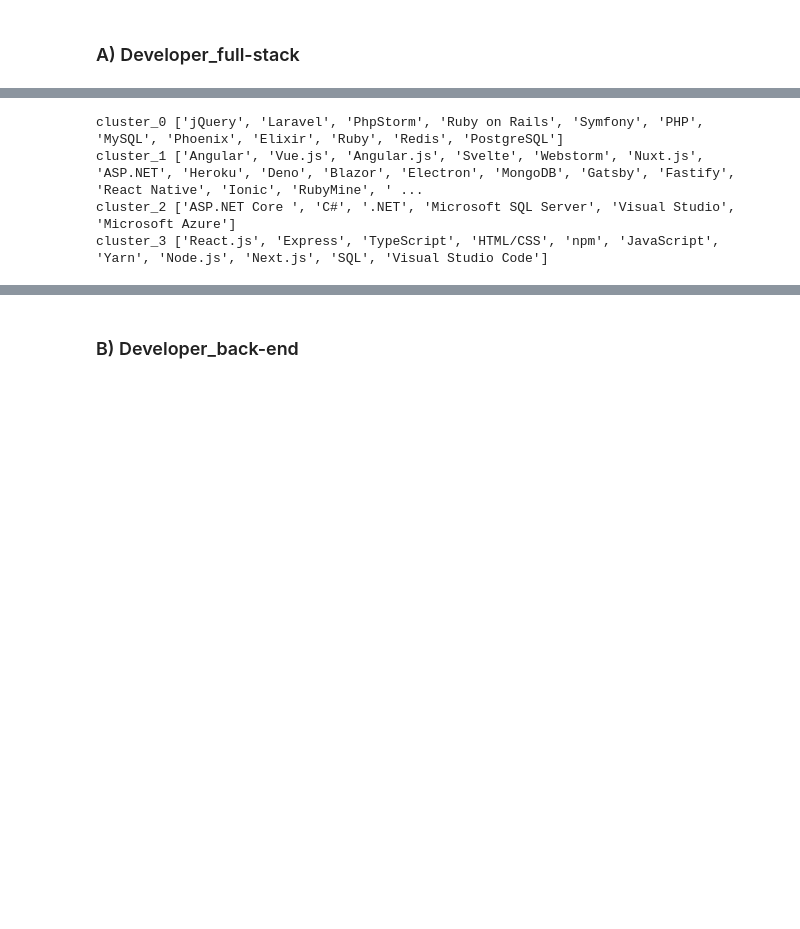
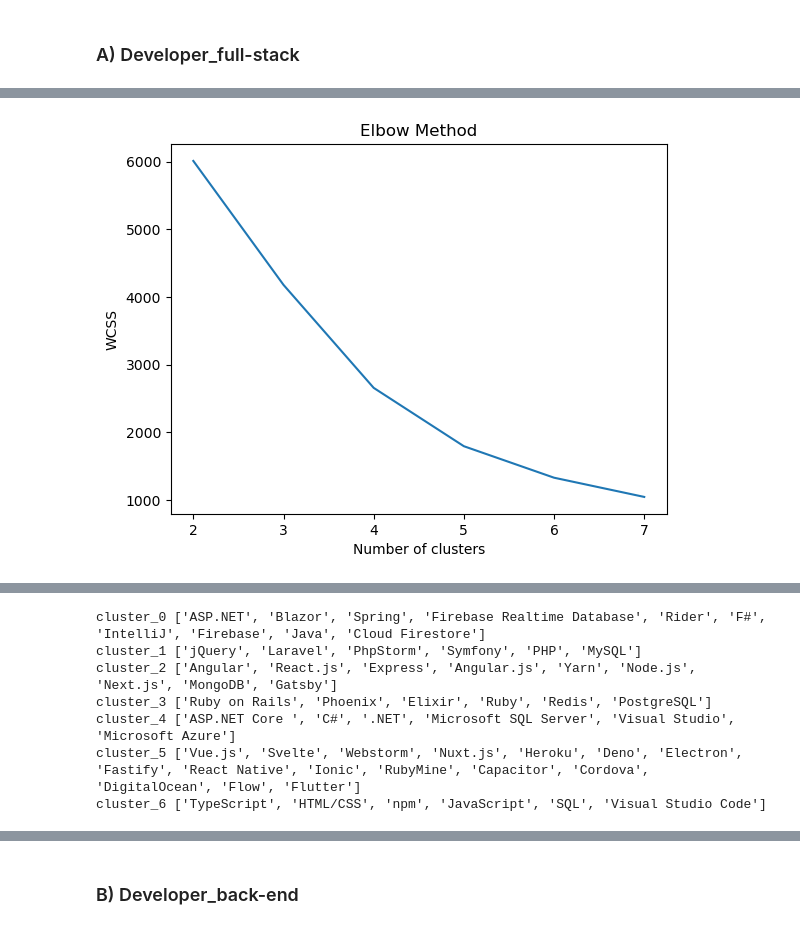
Before and after one commit to mahmoud-elgarnosy/Dev_skills_recommendations-anlytics, a Jupyter notebook: notebooks/6.0-data-preprocessing.ipynb, the cells around one changed output, grey strips where cells are left out. Saved outputs shown, nothing was run; the diff lists cells and outputs as text; code cells hidden in the pictures; blank space fills up the shorter version.

```diff
--- a/notebooks/6.0-data-preprocessing.ipynb
+++ b/notebooks/6.0-data-preprocessing.ipynb
@@ -27,18 +31,19 @@ def reduce_dimensions(df):
 # %%
 def evaluate_cluster_model(tsne_data, range_clusters=range(1,5), plot = True):
     scores = []
+    wcss = []
     for k in range_clusters:
-        model = AgglomerativeClustering(n_clusters=k)
+        kmeans = KMeans(n_clusters=k, init='k-means++', max_iter=300, n_init='auto', random_state=0)
+        labels = kmeans.fit_predict(tsne_data)
+        wcss.append(kmeans.inertia_)
 
-        # predict cluster labels for test data
-        labels = model.fit_predict(tsne_data)
 
         score = silhouette_score(tsne_data, labels)
         scores.append(score)
 
 
     best_k = np.argmax(scores) + range_clusters[0]
-    best_labels = AgglomerativeClustering(n_clusters=best_k).fit_predict(tsne_data)
+    best_labels = KMeans(n_clusters=best_k, init='k-means++', max_iter=300, n_init='auto', random_state=0).fit_predict(tsne_data)
     best_labels = np.array([f'cluster_{label}' for label in best_labels])
 
     if plot:
@@ -46,9 +51,16 @@ def evaluate_cluster_model(tsne_data, range_clusters=range(1,5), plot = True):
         fig = px.line(x= range_clusters, y = scores)
         fig.add_vline(best_k)
         fig.update_layout(height=450, width=900, title='Silhouette Score')
-
         fig.show()
 
+
+        # Plot the WCSS values
+        plt.plot(range_clusters, wcss)
+        plt.title('Elbow Method')
+        plt.xlabel('Number of clusters')
+        plt.ylabel('WCSS')
+        plt.show()
+
     return best_k, best_labels
 # %%
 def visualize_chosen_cluster_model(role_type, tsne_data, cluster_labels):
@@ -137,17 +149,21 @@ def choose_most_related_skills(role_type = 'Developer_full-stack', threshold:flo
 # %%
 full_stack_skills = choose_most_related_skills(split_roles[0])
 full_stack_tsne = reduce_dimensions(full_stack_skills)
-best_k, best_labels_full_stack = evaluate_cluster_model(full_stack_tsne, range_clusters=range(2,7), plot = True)
+best_k, best_labels_full_stack = evaluate_cluster_model(full_stack_tsne, range_clusters=range(2,8), plot = True)
 visualize_chosen_cluster_model(split_roles[0], full_stack_tsne, best_labels_full_stack)
 # %% [output]
 [interactive output not drawn]
+[figure, added]
 [interactive output not drawn]
 # %%
 for label in sorted(set(best_labels_full_stack)):
     print(label, list(full_stack_tsne[best_labels_full_stack==label].index))
 # %% [output]
-cluster_0 ['jQuery', 'Laravel', 'PhpStorm', 'Ruby on Rails', 'Symfony', 'PHP', 'MySQL', 'Phoenix', 'Elixir', 'Ruby', 'Redis', 'PostgreSQL']
-cluster_1 ['Angular', 'Vue.js', 'Angular.js', 'Svelte', 'Webstorm', 'Nuxt.js', 'ASP.NET', 'Heroku', 'Deno', 'Blazor', 'Electron', 'MongoDB', 'Gatsby', 'Fastify', 'React Native', 'Ionic', 'RubyMine', ' ...
-cluster_2 ['ASP.NET Core ', 'C#', '.NET', 'Microsoft SQL Server', 'Visual Studio', 'Microsoft Azure']
-cluster_3 ['React.js', 'Express', 'TypeScript', 'HTML/CSS', 'npm', 'JavaScript', 'Yarn', 'Node.js', 'Next.js', 'SQL', 'Visual Studio Code']
+cluster_0 ['ASP.NET', 'Blazor', 'Spring', 'Firebase Realtime Database', 'Rider', 'F#', 'IntelliJ', 'Firebase', 'Java', 'Cloud Firestore']
+cluster_1 ['jQuery', 'Laravel', 'PhpStorm', 'Symfony', 'PHP', 'MySQL']
+cluster_2 ['Angular', 'React.js', 'Express', 'Angular.js', 'Yarn', 'Node.js', 'Next.js', 'MongoDB', 'Gatsby']
+cluster_3 ['Ruby on Rails', 'Phoenix', 'Elixir', 'Ruby', 'Redis', 'PostgreSQL']
+cluster_4 ['ASP.NET Core ', 'C#', '.NET', 'Microsoft SQL Server', 'Visual Studio', 'Microsoft Azure']
+cluster_5 ['Vue.js', 'Svelte', 'Webstorm', 'Nuxt.js', 'Heroku', 'Deno', 'Electron', 'Fastify', 'React Native', 'Ionic', 'RubyMine', 'Capacitor', 'Cordova', 'DigitalOcean', 'Flow', 'Flutter']
+cluster_6 ['TypeScript', 'HTML/CSS', 'npm', 'JavaScript', 'SQL', 'Visual Studio Code']
 # %%
```
Also changed, not shown: parts of 11 cells of this notebook.
